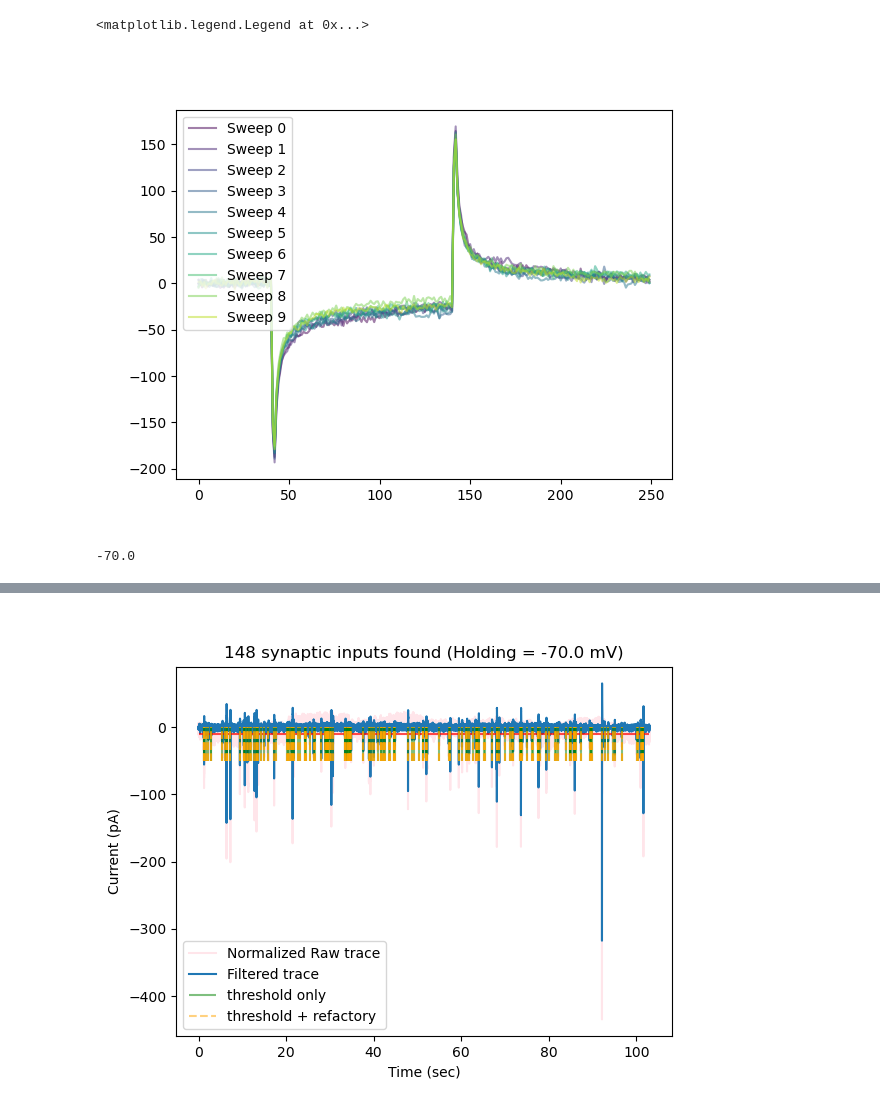
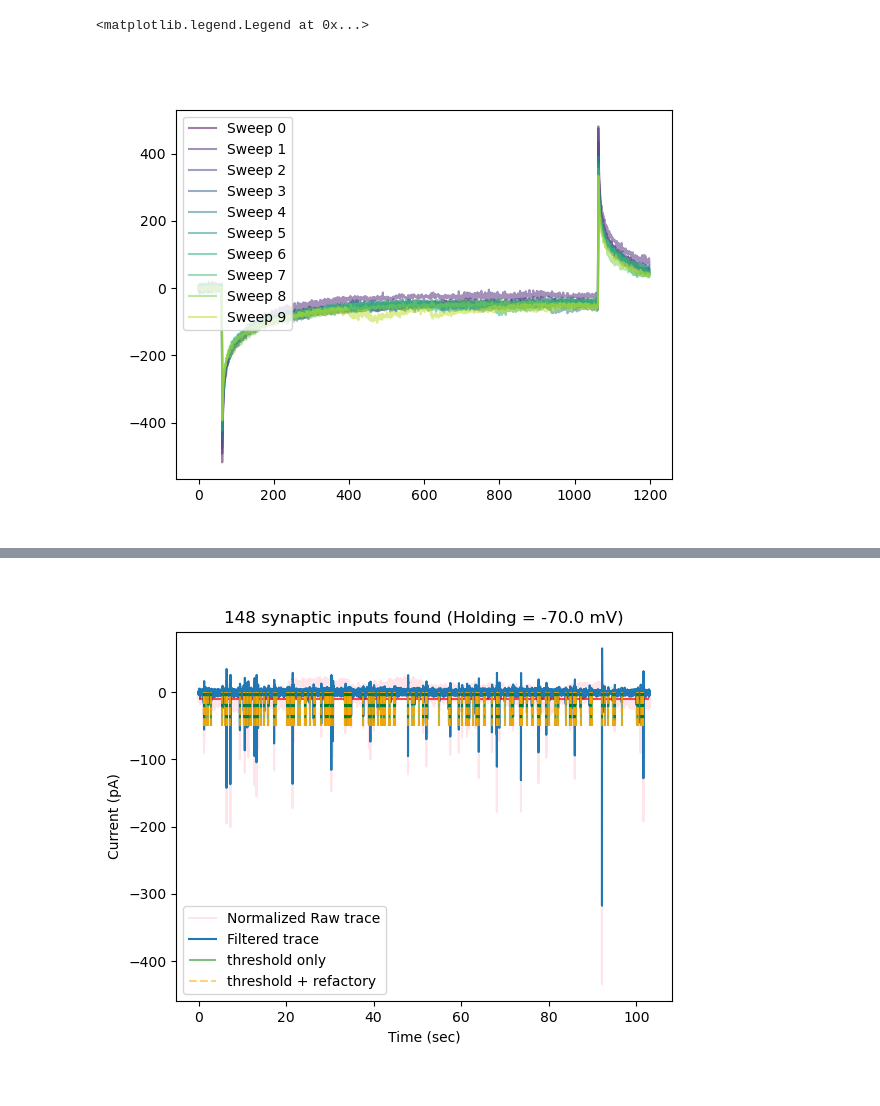
Before and after one commit to afmontarras/CSHL, a Jupyter notebook: Synaptic_current-FELIX.ipynb, the cells around one changed output, grey strips where cells are left out. Cells and saved outputs as stored; diff of their text form; code cells hidden in the pictures.

Commit message:
more for felix

```diff
--- a/Synaptic_current-FELIX.ipynb
+++ b/Synaptic_current-FELIX.ipynb
@@ -11,7 +11,7 @@ from scipy import integrate
 import filtering
 %matplotlib widget
 # %%
-pathToData = "/home/alan/Documents/LAB/CSHL/Data/Good/"
+pathToData = "/home/alan/Documents/LAB/CSHL/Data/FELIX/"
 folders = glob(pathToData+"*")
 folders
 # %% [output]
@@ -25,4 +22,4 @@ folders
 # %%
-files = glob(folders[1]+"/*.abf")
+files = glob(folders[2]+"/*.abf")
 files
 # %% [output]
@@ -48,4 +34,4 @@ get_protocol(files)
 # %%
-Glu_files = files_from_protocol('Glu',files)
+Glu_files = files_from_protocol('epi',files)
 Glu_files
 # %% [output]
@@ -67,22 +51,35 @@ for f in Glu_files:
-# %%
-Glu_files = Glu_files[2:]
 # %%
 f = Glu_files[-1]
 swps, swp_time, sr = get_sweeps(f)
-swps /= 10
-seal_test = swp_window(swps,0.170,0.195,sr,channel=0)
+seal_test = swp_window(swps,0.4,0.52,sr,channel=0)
 cmap = mp.colormaps['viridis']
 fig,ax = plt.subplots()
 for i,test in enumerate(seal_test):
     color = cmap(i/len(seal_test))[:-1]
     ax.plot(test - np.mean(test[:10]),alpha=0.5,color=color,label = f'Sweep {i}')
 ax.legend()
 # %% [output]
 <matplotlib.legend.Legend at 0x...>
-[figure, old version]
+[figure, new version]
 # %%
-gap_free = swp_window(swps,0.2,12,sr,channel=0)
-v = np.mean(swp_window(swps,0.2,12,sr,channel=1))
-v*10
+##  Stim1
+## The mean on your current:
+i_start = 0.7
+i_end = 0.706
+current_baseline = np.mean(swp_window(swps,i_start,i_end,sr,channel=0),axis=1)
+## the pic response in your current:
+i_start = 0.71
+i_end = 0.75
+current_window = swp_window(swps,i_start,i_end,sr,channel=0)
+Stim1_response = np.array([swp[np.argmax(np.abs(swp))] for swp in current_window]) - current_baseline
+
+##  Stim2
+## The mean on your current:
+i_start = 0.754
+i_end = 0.756
+current_baseline = np.mean(swp_window(swps,i_start,i_end,sr,channel=0),axis=1)
+## the pic response in your current:
+i_start = 0.76
+i_end = 0.79
+current_window = swp_window(swps,i_start,i_end,sr,channel=0)
+Stim2_response = np.array([swp[np.argmax(np.abs(swp))] for swp in current_window]) - current_baseline
-# %% [output]
--70.0
```
Also changed, not shown: parts of 11 cells of this notebook, 1 other file.
